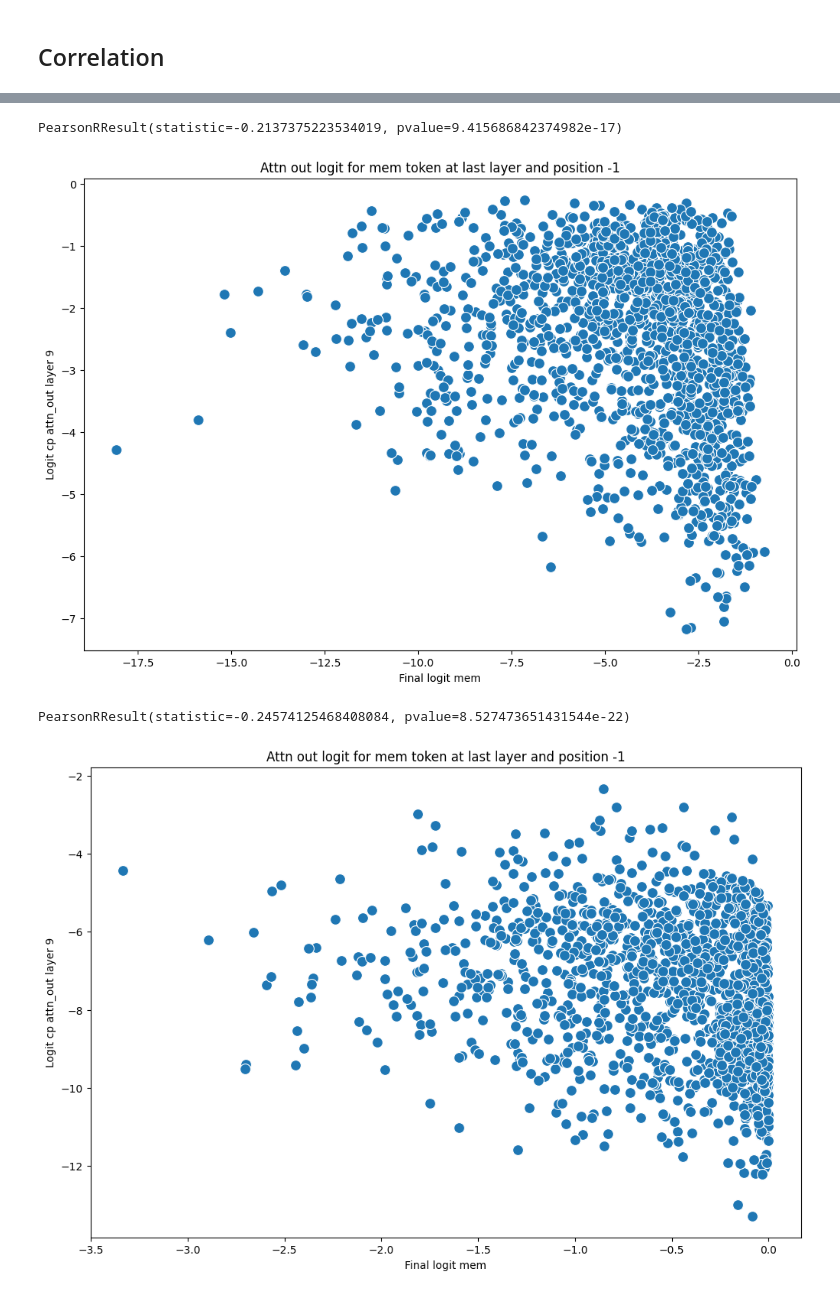
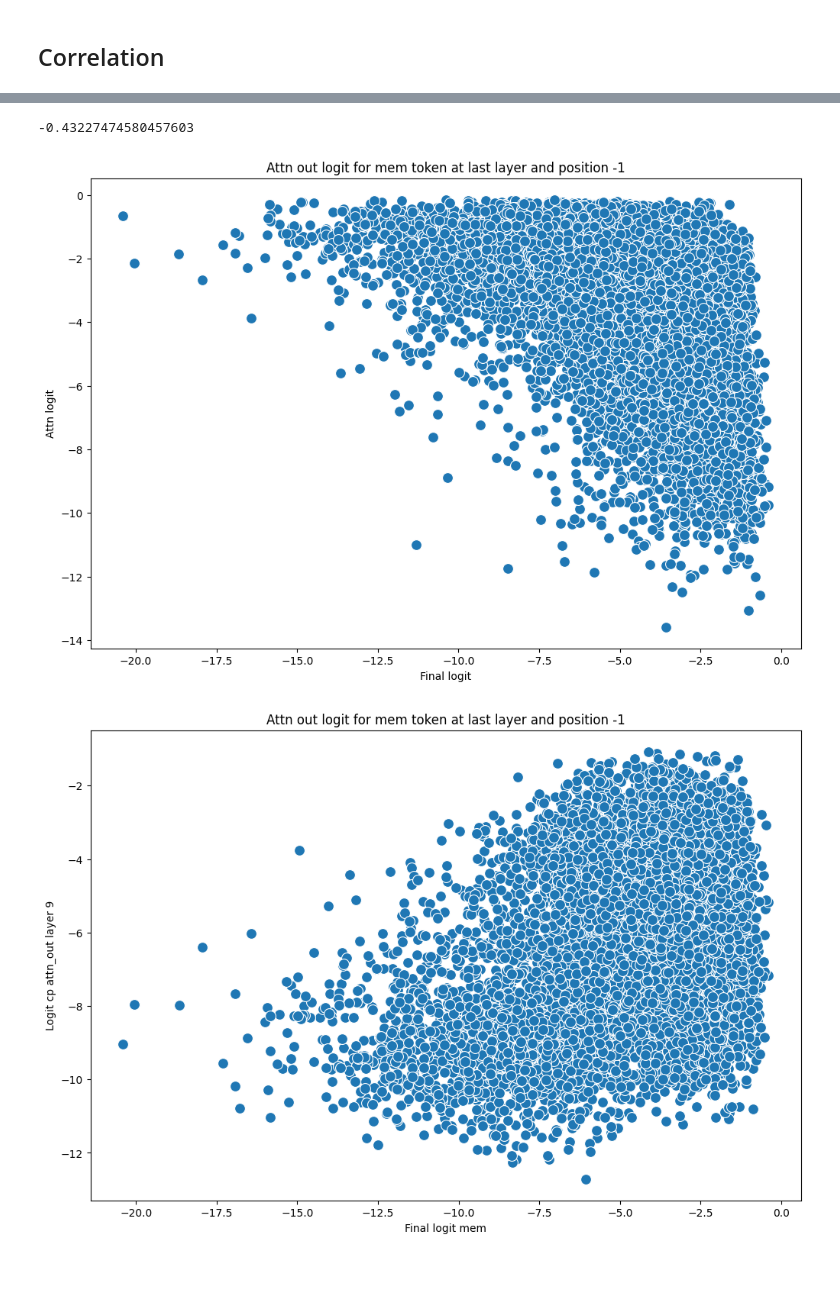
Before and after one commit to francescortu/comp-mech, a Jupyter notebook: notebooks/smalldataset_clean.ipynb, the cells around one changed output, grey strips where cells are left out. Cells and saved outputs as stored; diff of their text form; code cells hidden in the pictures; blank space fills up the shorter version.

```diff
--- a/notebooks/smalldataset_clean.ipynb
+++ b/notebooks/smalldataset_clean.ipynb
@@ -227,3 +486 @@ model.to_str_tokens("Redefine:")
-# %%
-dataset = ablate_multi.ablate.dataset
 # %%
@@ -643,8 +588,8 @@ logit_mem > logit_cp 0.6722222222222223
 ## Correlation
 # %%
 from src.ablate_heads import ResidCorrelation
-
-resid = ResidCorrelation(model, dataset_, 40, filter_outliers=False)
+from scipy.stats import pearsonr
+resid = ResidCorrelation(model, dataset, 40, filter_outliers=False)
 # %%
 
 # final_logit, position_logit = resid.get_logit_single_len(17, "2_1_subject")
@@ -672,13 +617,15 @@ PearsonRResult(statistic=0.5965846492988003, pvalue=2.242418948567503e-143)
+# %%
+final_logit, position_logit = resid.get_correlation_all_len(position="last", layer=10, component="attn_out")
 # %%
-final_logit, position_logit_9 = resid.get_correlation_all_len(position="last", layer=9, component="attn_out")
+
+# final_logit, position_logit = resid.get_correlation_all_len(position="last", layer=8, component="attn_out")
 
 final_logit_mem = final_logit[:,0]
 # position_logit_mem = final_logit[:,1]
-position_logit_mem = position_logit_9[:,1]
+position_logit_mem = position_logit[:,1]
 
 # compute correlation between final logit and position logit
-from scipy.stats import pearsonr
-print(pearsonr(final_logit_mem, position_logit_mem))
+print(pearsonr(final_logit_mem, position_logit_mem).statistic)
 
 #plot the scatter plot
 import seaborn as sns
@@ -686,33 +633,32 @@ import matplotlib.pyplot as plt
 plt.figure(figsize=(12, 8))
 sns.scatterplot(x=final_logit_mem, y=position_logit_mem, s=100)
 plt.title('Attn out logit for mem token at last layer and position -1')
-plt.xlabel('Final logit mem')
-plt.ylabel('Logit cp attn_out layer 9')
+plt.xlabel('Final logit')
+plt.ylabel('Attn logit')
 plt.show()
 # %% [output]
-PearsonRResult(statistic=-0.2137375223534019, pvalue=9.415686842374982e-17)
+-0.43227474580457603
-[figure, old version]
+[figure, new version]
 # %%
+correlation_last_layer = []
+for layer in range(12):
+    final_logit, position_logit = resid.get_correlation_all_len(position="last", layer=layer, component="attn_out")
 
-# final_logit, position_logit = resid.get_logit_single_len(17, "2_1_subject")
-final_logit, position_logit = resid.get_correlation_all_len(position="last", layer=9, component="attn_out")
-final_logit_mem = final_logit_9[:,1]
-# position_logit_mem = final_logit[:,1]
-position_logit_mem = position_logit_9[:,0]
+    final_logit_mem = final_logit[:,0]
+    # position_logit_mem = final_logit[:,1]
+    position_logit_mem = position_logit[:,0]
 
-# compute correlation between final logit and position logit
-from scipy.stats import pearsonr
-print(pearsonr(final_logit_mem, position_logit_mem))
+    # compute correlation between final logit and position logit
+    correlation_last_layer.append(pearsonr(final_logit_mem, position_logit_mem).statistic)
 
 #plot the scatter plot
 import seaborn as sns
 import matplotlib.pyplot as plt
 plt.figure(figsize=(12, 8))
 sns.scatterplot(x=final_logit_mem, y=position_logit_mem, s=100)
 plt.title('Attn out logit for mem token at last layer and position -1')
 plt.xlabel('Final logit mem')
 plt.ylabel('Logit cp attn_out layer 9')
 plt.show()
 # %% [output]
-PearsonRResult(statistic=-0.24574125468408084, pvalue=8.527473651431544e-22)
-[figure, old version]
+[figure, new version]
```
Also changed, not shown: parts of 110 cells of this notebook, 4 other files.
